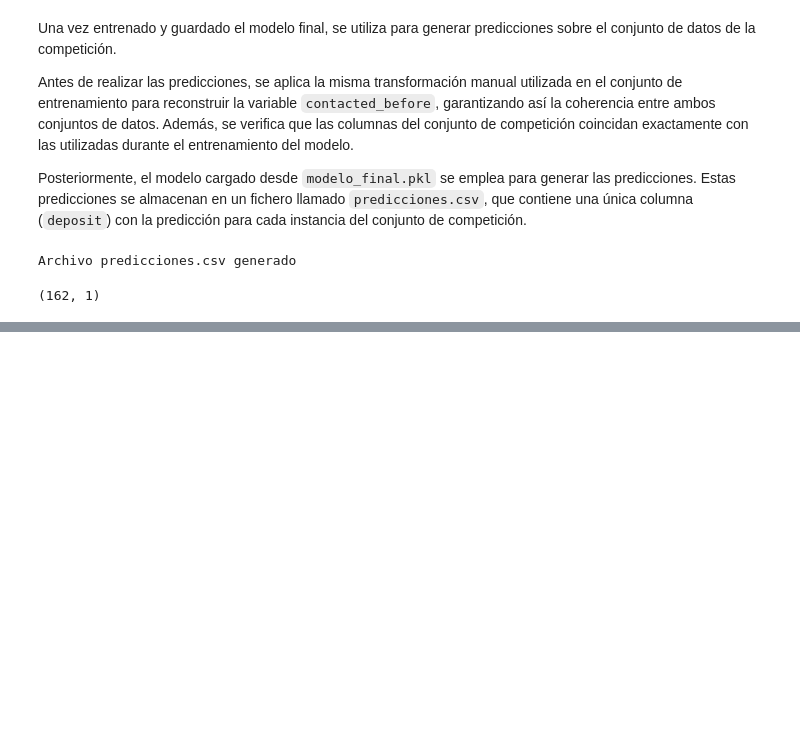
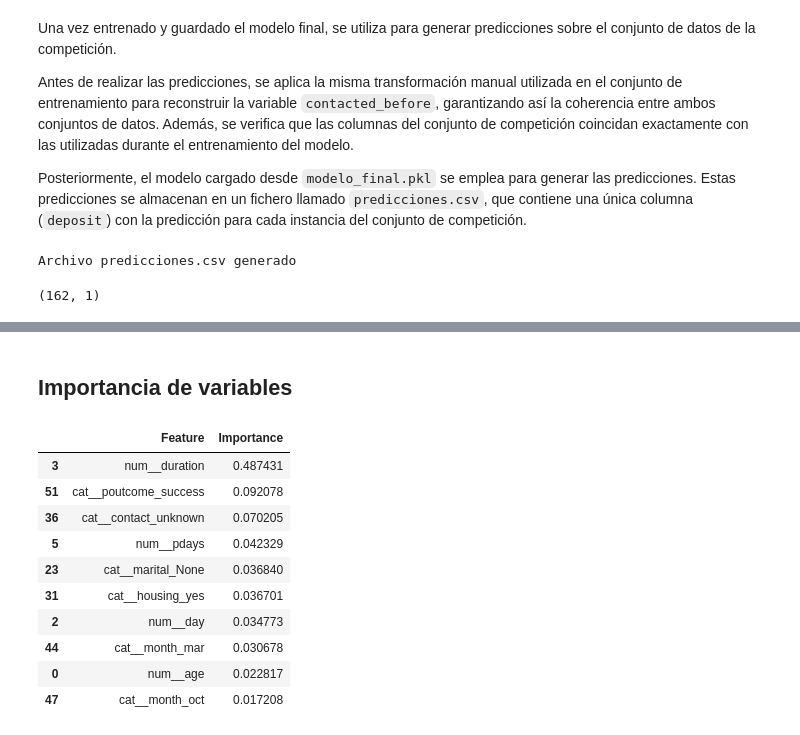
Before and after one commit to 100495785/Grupo17_Practica1, a Jupyter notebook: EDA_Practica1.ipynb, the cells around one changed output, grey strips where cells are left out. Drawn from its saved outputs; the diff is of its cells as text; code cells hidden in the pictures; blank space fills up the shorter version.

```diff
--- a/EDA_Practica1.ipynb
+++ b/EDA_Practica1.ipynb
@@ -1646,0 +1655,21 @@ Archivo predicciones.csv generado
+# %%
+from sklearn.ensemble import GradientBoostingClassifier
+
+SEED = 100498828
+
+numeric_transformer_gb = Pipeline([
+    ("imputer", SimpleImputer(strategy="mean"))
+])
+
+categorical_transformer_gb = Pipeline([
+    ("imputer", SimpleImputer(strategy="most_frequent")),
+    ("onehot", OneHotEncoder(handle_unknown="ignore"))
+])
+
+preprocessor_gb = ColumnTransformer(
+    transformers=[
+        ("num", numeric_transformer_gb, numerical_cols),
+        ("cat", categorical_transformer_gb, categorical_cols),
+    ],
+    remainder="drop",
+)
@@ -1646,0 +1844,27 @@ Archivo predicciones.csv generado
+# %% [markdown]
+## Importancia de variables
+# %%
+best_gb = grid_gb.best_estimator_
+best_gb.fit(X_train, y_train)
+
+feature_names = best_gb.named_steps["preprocessor"].get_feature_names_out()
+importances = best_gb.named_steps["clf"].feature_importances_
+
+importance_df_gb = pd.DataFrame({
+    "Feature": feature_names,
+    "Importance": importances
+}).sort_values("Importance", ascending=False)
+
+importance_df_gb.head(10)
+# %% [output]
+|  | Feature | Importance |
+| 3 | num__duration | 0.487431 |
+| 51 | cat__poutcome_success | 0.092078 |
+| 36 | cat__contact_unknown | 0.070205 |
+| 5 | num__pdays | 0.042329 |
+| 23 | cat__marital_None | 0.036840 |
+| 31 | cat__housing_yes | 0.036701 |
+| 2 | num__day | 0.034773 |
+| 44 | cat__month_mar | 0.030678 |
+| 0 | num__age | 0.022817 |
+| 47 | cat__month_oct | 0.017208 |
```
Also changed, not shown: parts of 24 cells of this notebook.
